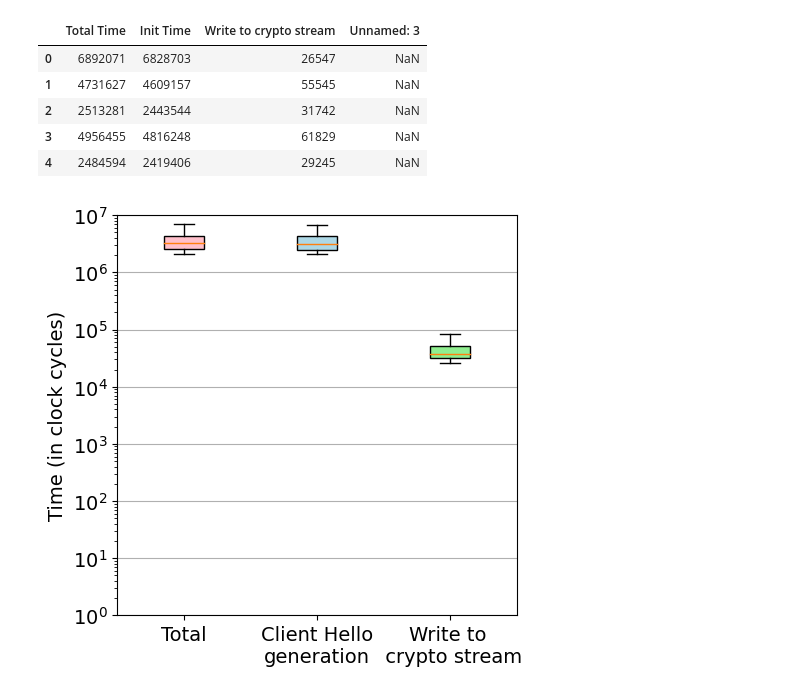
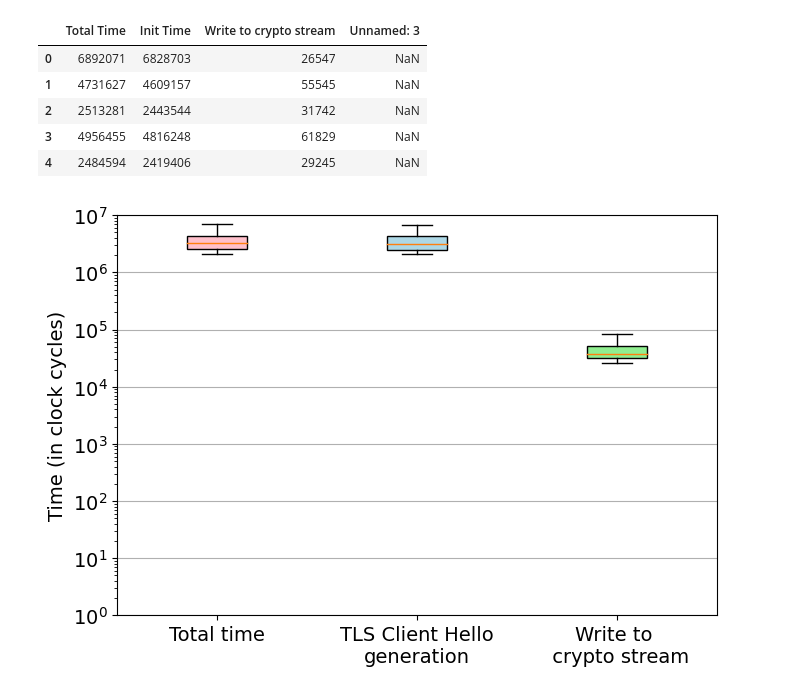
Before and after one commit to hari-19/time_quic_client_hello, a Jupyter notebook: plots.ipynb, the cells around one changed output. Drawn from its saved outputs; the diff is of its cells as text; code cells hidden in the pictures.

```diff
--- a/plots.ipynb
+++ b/plots.ipynb
@@ -41,37 +41,37 @@ class MathTextSciFormatter(mticker.Formatter):
 # %%
 data = [df["Total Time"], df["Init Time"], df["Write to crypto stream"]]
 
-fig = plt.figure(figsize =(4, 4))
+fig = plt.figure(figsize =(6, 4))
 
 # Creating axes instance
 colors = ['pink', 'lightblue', 'lightgreen']
 
 ax = fig.add_axes([0, 0, 1, 1])
 
 xticks = []
 ax.set_xticklabels(xticks)
 
 ax.set_ylabel("Time (in clock cycles)")
 ax.set_ylim([1e0, 1e7])
 # ax.set_yticks([100000])#
 ax.grid(axis="y")
 # ax.grid(axis="y", which="minor")
 ax.tick_params(axis='y', which='minor', labelsize=11)
 # ax.tick_params(axis='y', which='major', labelsize=11)
 
 ax.set_yscale("log")
 # ax.yaxis.set_minor_formatter(MathTextSciFormatter("%1.0e"))
 # ax.yaxis.set_major_formatter(MathTextSciFormatter("%1.0e"))
 
 # ax.minorticks_on()
 bp = ax.boxplot(data, patch_artist=True, notch=False,showfliers=False, flierprops={'marker': 'o', 'markersize': 1, 'markerfacecolor': 'fuchsia'})
 for patch, color in zip(bp['boxes'], colors):
         patch.set_facecolor(color)
 # labels = ["TCP-TLS Packets", "QUIC Packets"]
 # ax.legend([bp["boxes"][0], bp["boxes"][1]], labels, loc="lower right")
-ax.set_xticks([1, 2, 3], ["Total", "Client Hello\ngeneration", "Write to \n crypto stream"])
+ax.set_xticks([1, 2, 3], ["Total time", "TLS Client Hello\ngeneration", "Write to \n crypto stream"])
 
 plt.savefig('crypto_plot.pdf',bbox_inches='tight', dpi=150)
 plt.show()
 # %% [output]
-[figure, old version]
+[figure, new version]
```
Also changed, not shown: 1 other file.
